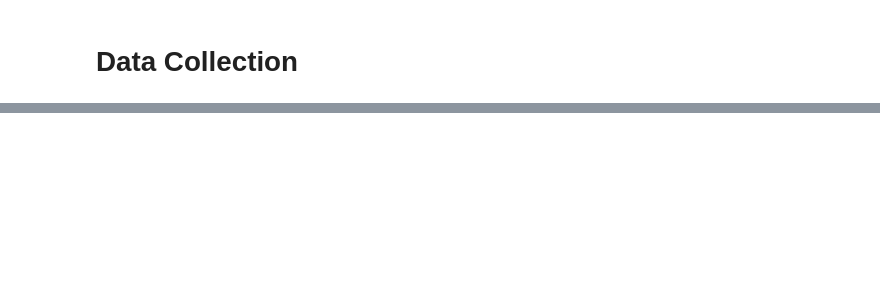
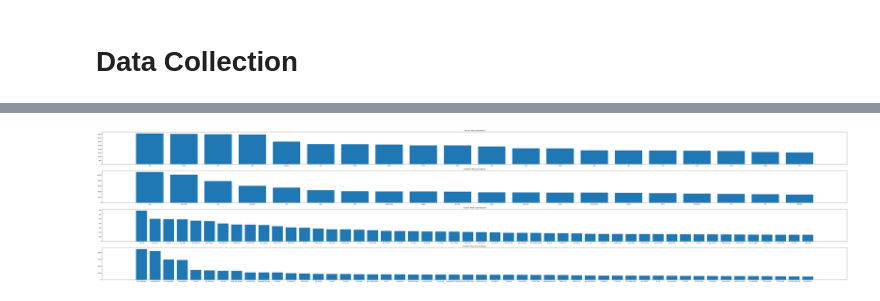
Before and after one commit to rustybucket-cloud/chatgpt-detection-app, a Jupyter notebook: notebooks/data.ipynb, the cells around one changed output, grey strips where cells are left out. Drawn from its saved outputs; the diff is of its cells as text; code cells hidden in the pictures; blank space fills up the shorter version.

```diff
--- a/notebooks/data.ipynb
+++ b/notebooks/data.ipynb
@@ -126,0 +231,38 @@ plt.bar(["human", "ChatGPT"], [human_median, ai_median])
+# %%
+import matplotlib.pyplot as plt
+
+human_x = [item[0] for item in top_20_human_words]
+human_y = [item[1] for item in top_20_human_words]
+
+ai_x = [item[0] for item in top_20_ai_words]
+ai_y = [item[1] for item in top_20_ai_words]
+
+human_trigram_x = [item[0] for item in top_50_human_trigrams]
+human_trigram_y = [item[1] for item in top_50_human_trigrams]
+
+ai_trigram_x = [item[0] for item in top_50_ai_trigrams]
+ai_trigram_y = [item[1] for item in top_50_ai_trigrams]
+
+fig = plt.figure()
+fig.set_figheight(20)
+fig.set_figwidth(100)
+
+plt.subplot(4, 1, 1)
+plt.bar(human_x, human_y)
+plt.title("Human: Most Used Words")
+
+plt.subplot(4, 1, 2)
+plt.bar(ai_x, ai_y)
+plt.title("ChatGPT: Most Used Words")
+
+plt.subplot(4, 1, 3)
+plt.bar(human_trigram_x, human_trigram_y)
+plt.title("Human: Most Used Trigrams")
+
+plt.subplot(4, 1, 4)
+plt.bar(ai_trigram_x, ai_trigram_y)
+plt.title("ChatGPT: Most Used Trigrams")
+
+plt.show()
+# %% [output]
+[figure, added]
```
Also changed, not shown: parts of 8 cells of this notebook, 31 other files.
